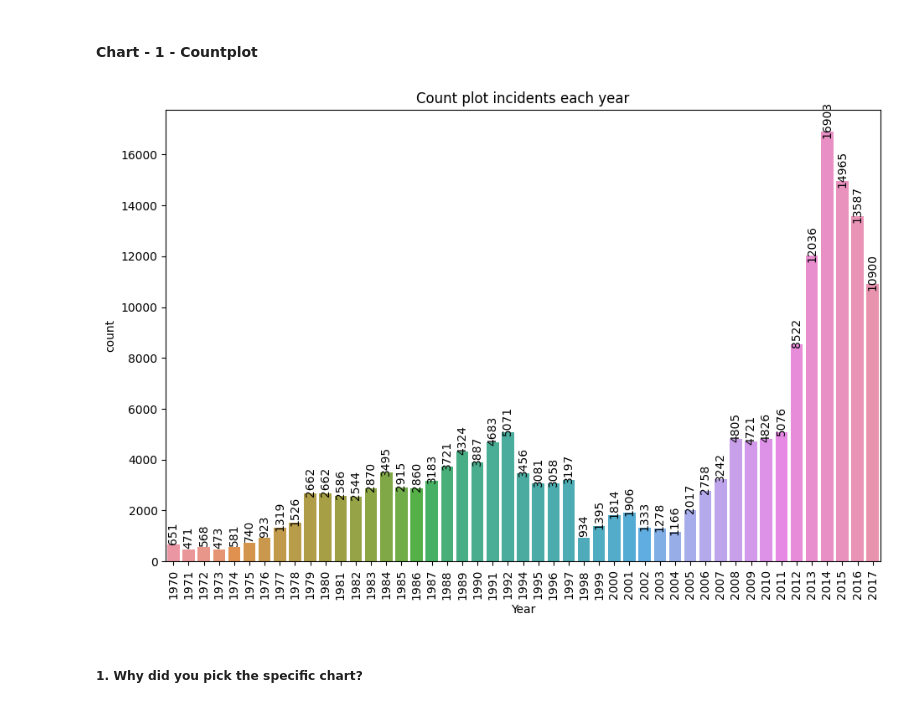
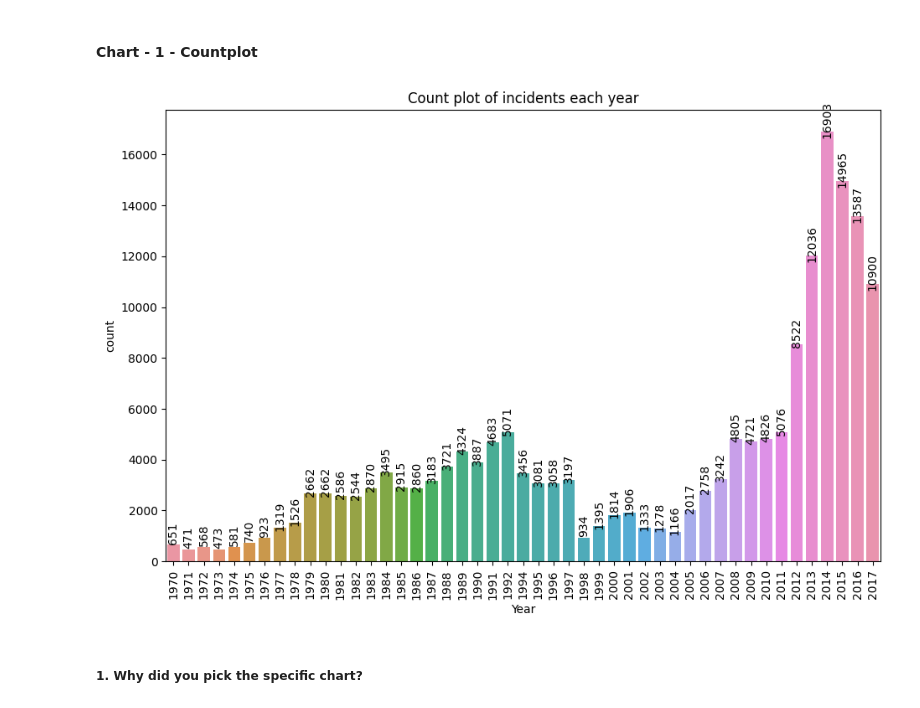
Before and after one commit to vishalrvs/GTDproject, a Jupyter notebook: Global_Terrorism_Analysis_EDA_Submission_by_Vishal_Shrivastav.ipynb, the cells around one changed output. Drawn from its saved outputs; the diff is of its cells as text; code cells hidden in the pictures.

```diff
--- a/Global_Terrorism_Analysis_EDA_Submission_by_Vishal_Shrivastav.ipynb
+++ b/Global_Terrorism_Analysis_EDA_Submission_by_Vishal_Shrivastav.ipynb
@@ -901,17 +904,17 @@ Missing values filled with -200.  ishostkid column's Datatype is changed to int
 # %%
 # Chart - 1 visualization code
 fig= plt.subplots(figsize=(11, 7))
 ax = sbn.countplot(x=df_GTA["iyear"]) # used seaborn countplot
 # Loop to give annotation
 for p in ax.patches:
     ax.annotate(format(p.get_height(), '.0f'), (p.get_x() + p.get_width() / 2., p.get_height()),  ha = 'center', va = 'center', xytext = (0, 10), textcoords = 'offset points',rotation=90)
 
 plt.xlabel('Year') #xlable
-plt.title('Count plot incidents each year')
+plt.title('Count plot of incidents each year')
 plt.xticks(rotation=90)
 plt.show()
 # %% [output]
-[figure, old version]
+[figure, new version]
 # %% [markdown]
 ##### 1. Why did you pick the specific chart?
 # %% [markdown]
```
Also changed, not shown: parts of 30 cells of this notebook.
